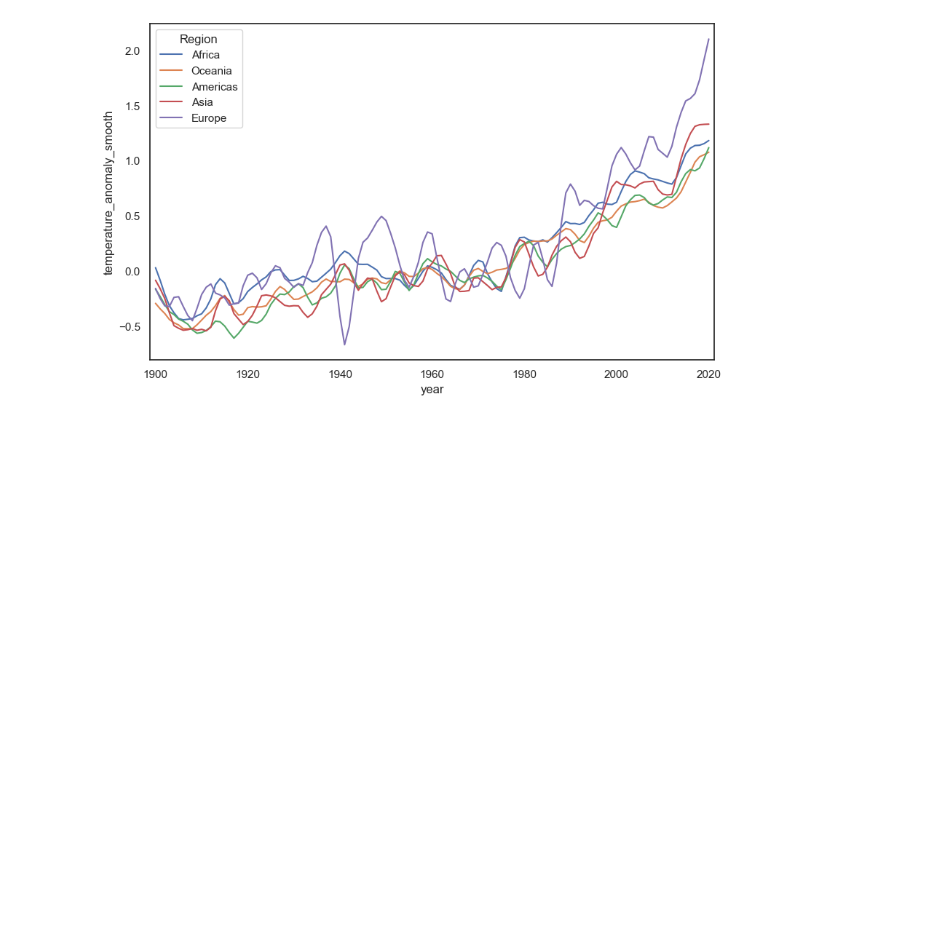
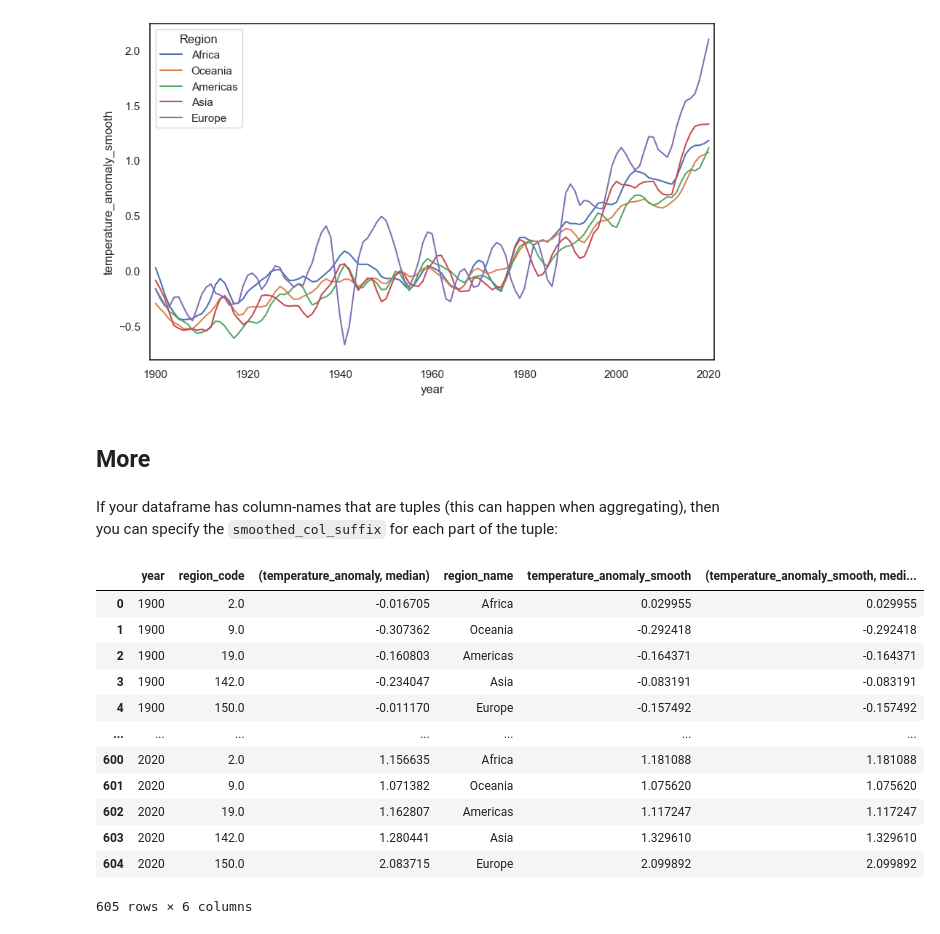
Before and after one commit to lukiwieser/lowess-grouped, a Jupyter notebook: example/temperature-example.ipynb, the cells around one changed output. Drawn from its saved outputs; the diff is of its cells as text; code cells hidden in the pictures; blank space fills up the shorter version.

Commit message:
Extend function lowess_grouped to handle column names of type tuple; Add example of this temperature notebook

```diff
--- a/example/temperature-example.ipynb
+++ b/example/temperature-example.ipynb
@@ -50,5 +51,5 @@ The `frac` parameter specifies how strongly the data should be smoothed.
 # %%
-temp_region = lowess_grouped(temp_region,"year", "temperature_anomaly", "region_name", frac=0.05)
+temp_region = lowess_grouped(temp_region,"year", "temperature_anomaly", "region_name", smoothed_col_suffix="_smooth", frac=0.05)
 # %% [markdown]
 The output of `lowess_grouped` includes a new column for the smoothed temperature data `temperature_anomaly_smooth`.
 # %%
@@ -67,3 +68,25 @@ plot = sns.lineplot(x="year", y="temperature_anomaly_smooth", hue="region_name",
 plot.get_legend().set_title("Region");
 # %% [output]
 [figure]
+# %% [markdown]
+## More
+# %% [markdown]
+If your dataframe has column-names that are tuples (this can happen when aggregating), then you can specify the `smoothed_col_suffix` for each part of the tuple:
+# %%
+temp_region2 = temp_region.rename(columns={'temperature_anomaly': ('temperature_anomaly','median')})
+temp_region2 = lowess_grouped(temp_region2, "year", ('temperature_anomaly','median'), "region_name", smoothed_col_suffix=("_smooth","_smooth2"), frac=0.05)
+temp_region2
+# %% [output]
+|  | year | region_code | (temperature_anomaly, median) | region_name | temperature_anomaly_smooth | (temperature_anomaly_smooth, medi... |
+| 0 | 1900 | 2.0 | -0.016705 | Africa | 0.029955 | 0.029955 |
+| 1 | 1900 | 9.0 | -0.307362 | Oceania | -0.292418 | -0.292418 |
+| 2 | 1900 | 19.0 | -0.160803 | Americas | -0.164371 | -0.164371 |
+| 3 | 1900 | 142.0 | -0.234047 | Asia | -0.083191 | -0.083191 |
+| 4 | 1900 | 150.0 | -0.011170 | Europe | -0.157492 | -0.157492 |
+| ... | ... | ... | ... | ... | ... | ... |
+| 600 | 2020 | 2.0 | 1.156635 | Africa | 1.181088 | 1.181088 |
+| 601 | 2020 | 9.0 | 1.071382 | Oceania | 1.075620 | 1.075620 |
+| 602 | 2020 | 19.0 | 1.162807 | Americas | 1.117247 | 1.117247 |
+| 603 | 2020 | 142.0 | 1.280441 | Asia | 1.329610 | 1.329610 |
+| 604 | 2020 | 150.0 | 2.083715 | Europe | 2.099892 | 2.099892 |
+605 rows × 6 columns
```
Also changed, not shown: parts of 1 cell of this notebook, 1 other file.
